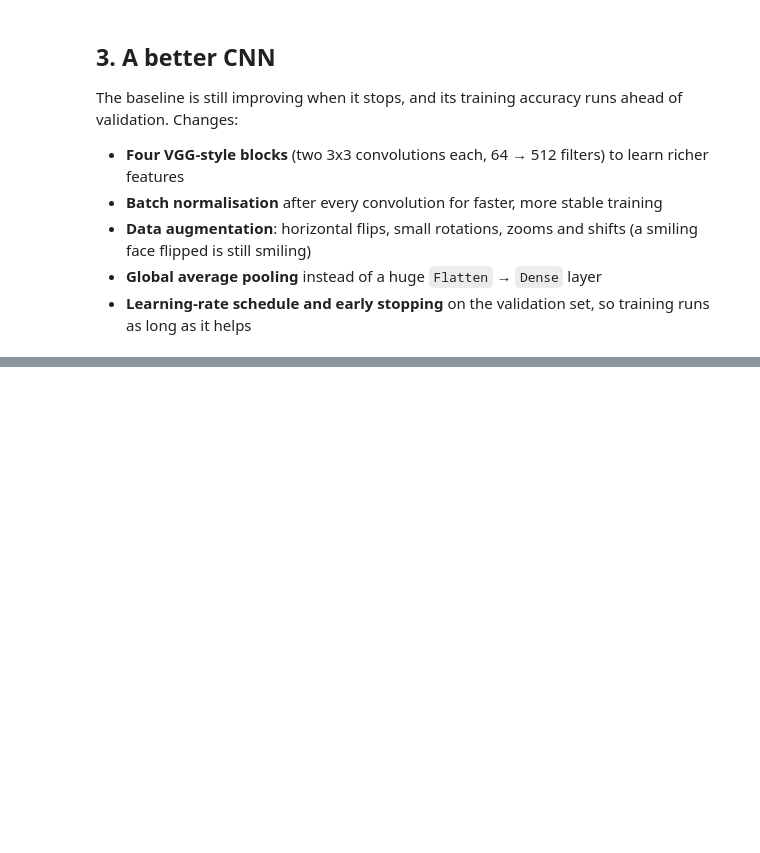
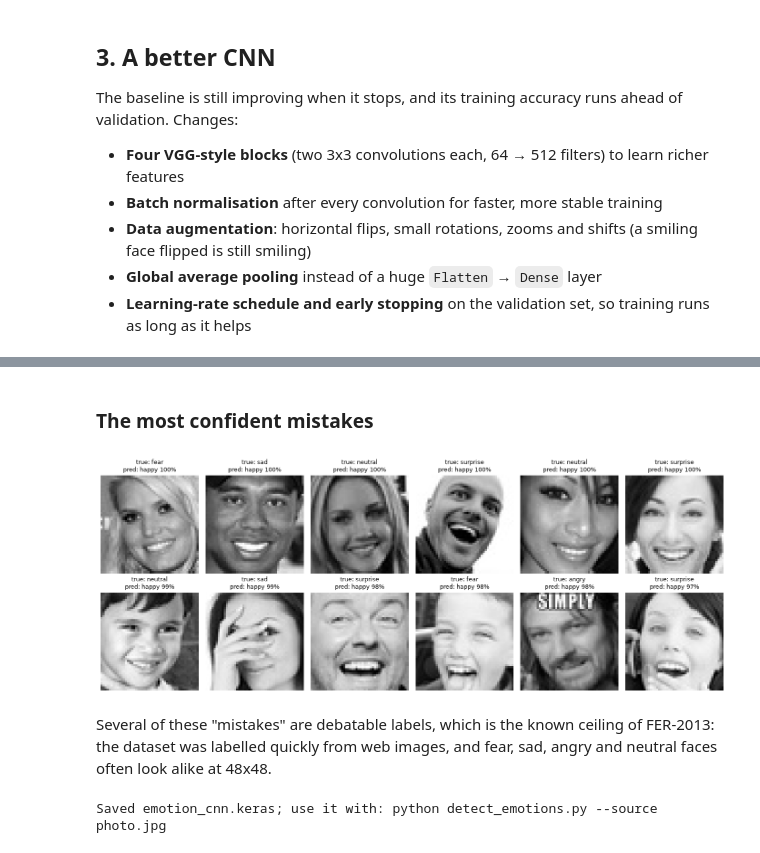
Before and after one commit to YISHU19/facial-emotion-recognition, a Jupyter notebook: emotion_recognition.ipynb, the cells around one changed output, grey strips where cells are left out. Drawn from its saved outputs; the diff is of its cells as text; code cells hidden in the pictures; blank space fills up the shorter version.

```diff
--- a/emotion_recognition.ipynb
+++ b/emotion_recognition.ipynb
@@ -139,0 +265,19 @@ print(f"Improved test accuracy: {test_acc:.1%}  ({len(hist.history['loss'])} epo
+# %% [markdown]
+### The most confident mistakes
+# %%
+wrong = np.where(pred != y_test)[0]
+worst = wrong[np.argsort(-probs[wrong].max(1))][:12]
+fig, axes = plt.subplots(2, 6, figsize=(14, 5.5))
+for ax, i in zip(axes.flat, worst):
+    ax.imshow(x_test[i, :, :, 0], cmap="gray"); ax.axis("off")
+    ax.set_title(f"true: {EMOTIONS[y_test[i]]}\npred: {EMOTIONS[pred[i]]} {probs[i].max():.0%}", fontsize=9)
+plt.tight_layout(); plt.show()
+# %% [output]
+[figure, added]
+# %% [markdown]
+Several of these "mistakes" are debatable labels, which is the known ceiling of FER-2013: the dataset was labelled quickly from web images, and fear, sad, angry and neutral faces often look alike at 48x48.
+# %%
+model.save("emotion_cnn.keras")
+print("Saved emotion_cnn.keras; use it with: python detect_emotions.py --source photo.jpg")
+# %% [output]
+Saved emotion_cnn.keras; use it with: python detect_emotions.py --source photo.jpg
```
Also changed, not shown: parts of 12 cells of this notebook, 2 other files.
